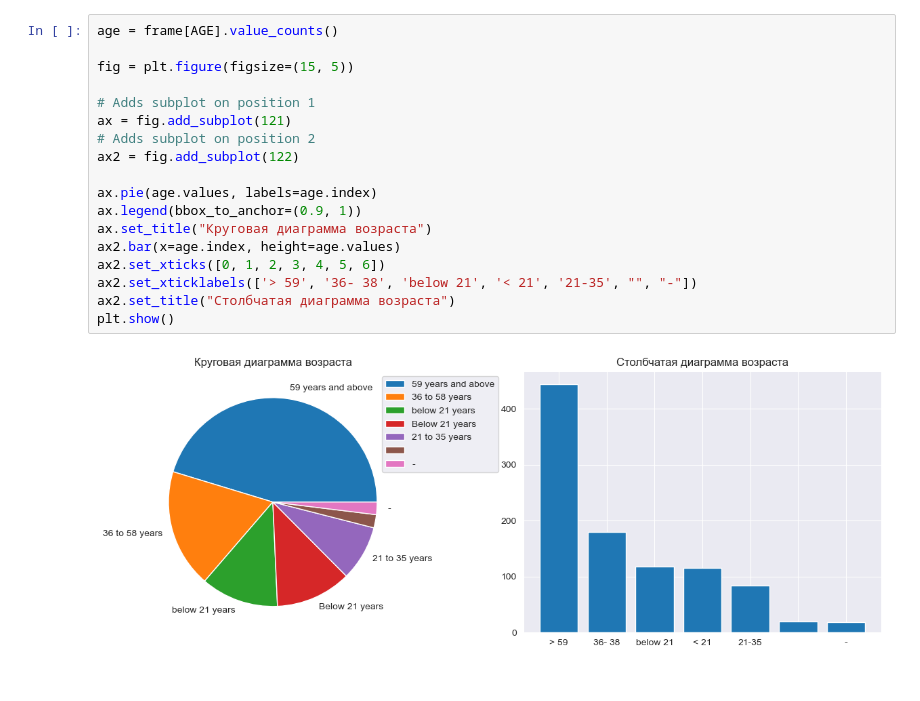
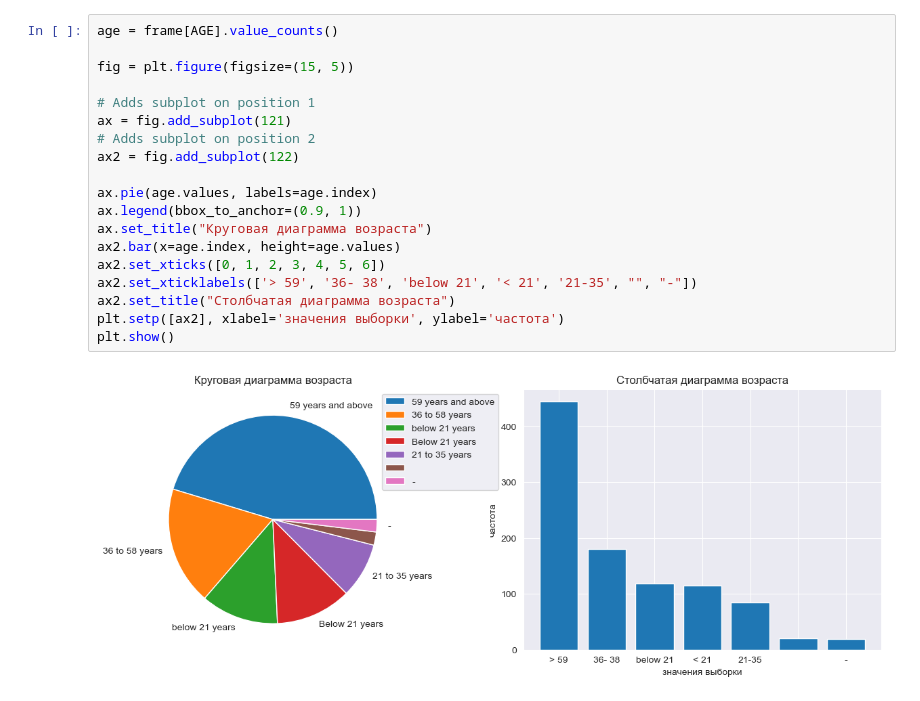
Before and after one commit to fongradnastya/data_analysis_1, a Jupyter notebook: notebooks/work1.ipynb, the cells around one changed output. Drawn from its saved outputs; the diff is of its cells as text.

```diff
--- a/notebooks/work1.ipynb
+++ b/notebooks/work1.ipynb
@@ -51,23 +57,24 @@ plt.show()
 # %%
 age = frame[AGE].value_counts()
 
 fig = plt.figure(figsize=(15, 5))
 
 # Adds subplot on position 1
 ax = fig.add_subplot(121)
 # Adds subplot on position 2
 ax2 = fig.add_subplot(122)
 
 ax.pie(age.values, labels=age.index)
 ax.legend(bbox_to_anchor=(0.9, 1))
 ax.set_title("Круговая диаграмма возраста")
 ax2.bar(x=age.index, height=age.values)
 ax2.set_xticks([0, 1, 2, 3, 4, 5, 6])
 ax2.set_xticklabels(['> 59', '36- 38', 'below 21', '< 21', '21-35', "", "-"])
 ax2.set_title("Столбчатая диаграмма возраста")
+plt.setp([ax2], xlabel='значения выборки', ylabel='частота')
 plt.show()
 # %% [output]
-[figure, old version]
+[figure, new version]
 # %%
 frame.loc[frame[PROFICIENCY_LEVEL]=='-', PROFICIENCY_LEVEL] = "Empty"
 frame.loc[frame[PROFICIENCY_LEVEL]=='', PROFICIENCY_LEVEL] = "Empty"
```
Also changed, not shown: parts of 14 cells of this notebook.
